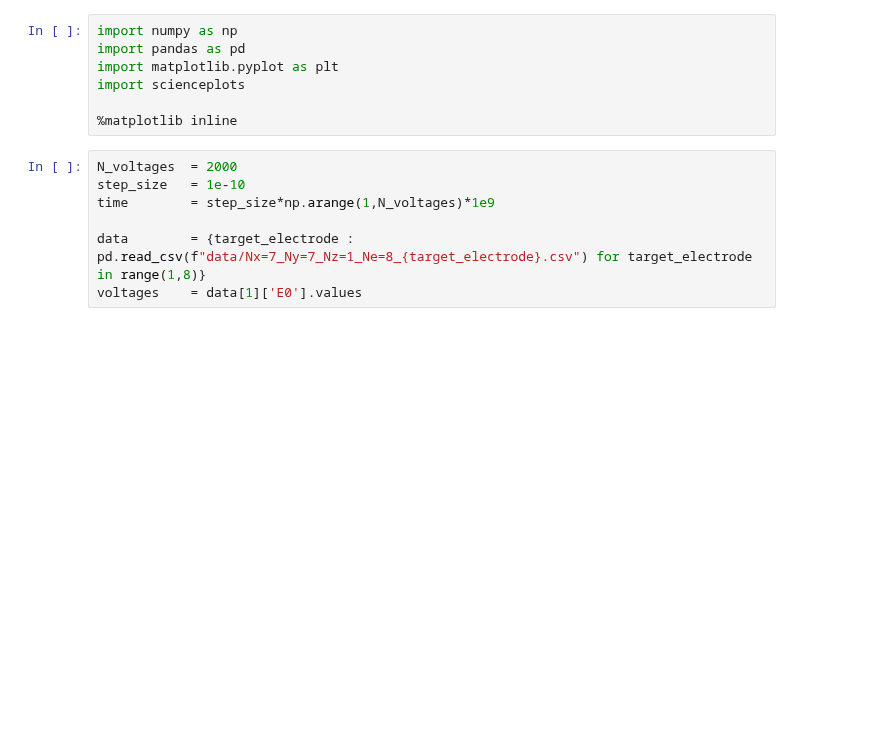
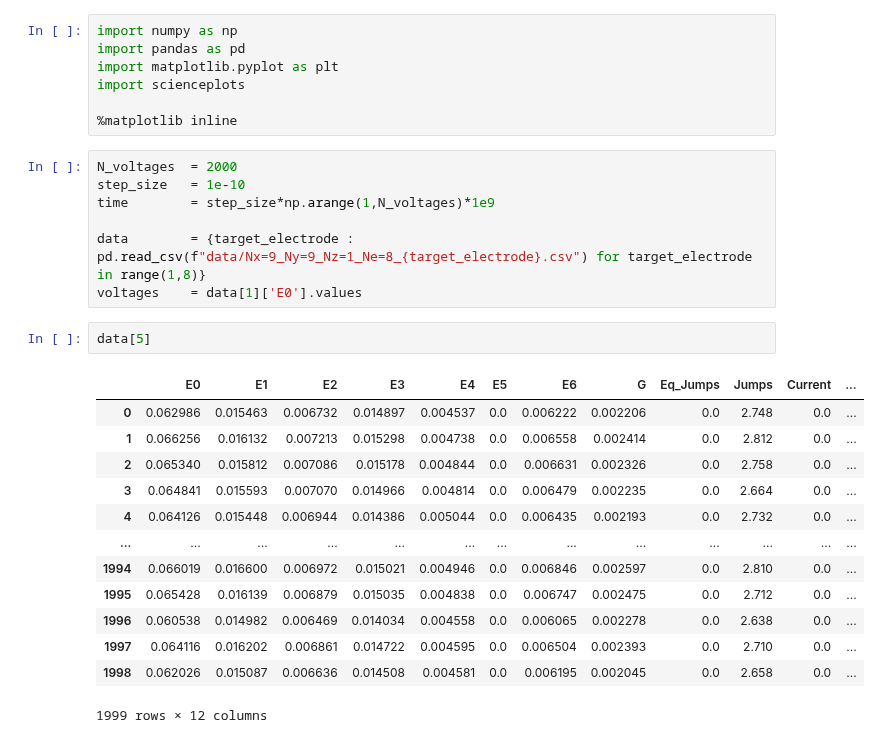
Before and after one commit to JonasMnsing/NanoNets, a Jupyter notebook: scripts/2_funding_period/WP2/delta_peak/uniform/uniform.ipynb, the cells around one changed output. Cells and saved outputs as stored; diff of their text form; blank space fills up the shorter version.

```diff
--- a/scripts/2_funding_period/WP2/delta_peak/uniform/uniform.ipynb
+++ b/scripts/2_funding_period/WP2/delta_peak/uniform/uniform.ipynb
@@ -10,8 +10,24 @@ N_voltages  = 2000
 step_size   = 1e-10
 time        = step_size*np.arange(1,N_voltages)*1e9
 
-data        = {target_electrode : pd.read_csv(f"data/Nx=7_Ny=7_Nz=1_Ne=8_{target_electrode}.csv") for target_electrode in range(1,8)}
+data        = {target_electrode : pd.read_csv(f"data/Nx=9_Ny=9_Nz=1_Ne=8_{target_electrode}.csv") for target_electrode in range(1,8)}
 voltages    = data[1]['E0'].values
+# %%
+data[5]
+# %% [output]
+|  | E0 | E1 | E2 | E3 | E4 | E5 | E6 | G | Eq_Jumps | Jumps | Current | ... |
+| 0 | 0.062986 | 0.015463 | 0.006732 | 0.014897 | 0.004537 | 0.0 | 0.006222 | 0.002206 | 0.0 | 2.748 | 0.0 | ... |
+| 1 | 0.066256 | 0.016132 | 0.007213 | 0.015298 | 0.004738 | 0.0 | 0.006558 | 0.002414 | 0.0 | 2.812 | 0.0 | ... |
+| 2 | 0.065340 | 0.015812 | 0.007086 | 0.015178 | 0.004844 | 0.0 | 0.006631 | 0.002326 | 0.0 | 2.758 | 0.0 | ... |
+| 3 | 0.064841 | 0.015593 | 0.007070 | 0.014966 | 0.004814 | 0.0 | 0.006479 | 0.002235 | 0.0 | 2.664 | 0.0 | ... |
+| 4 | 0.064126 | 0.015448 | 0.006944 | 0.014386 | 0.005044 | 0.0 | 0.006435 | 0.002193 | 0.0 | 2.732 | 0.0 | ... |
+| ... | ... | ... | ... | ... | ... | ... | ... | ... | ... | ... | ... | ... |
+| 1994 | 0.066019 | 0.016600 | 0.006972 | 0.015021 | 0.004946 | 0.0 | 0.006846 | 0.002597 | 0.0 | 2.810 | 0.0 | ... |
+| 1995 | 0.065428 | 0.016139 | 0.006879 | 0.015035 | 0.004838 | 0.0 | 0.006747 | 0.002475 | 0.0 | 2.712 | 0.0 | ... |
+| 1996 | 0.060538 | 0.014982 | 0.006469 | 0.014034 | 0.004558 | 0.0 | 0.006065 | 0.002278 | 0.0 | 2.638 | 0.0 | ... |
+| 1997 | 0.064116 | 0.016202 | 0.006861 | 0.014722 | 0.004595 | 0.0 | 0.006504 | 0.002393 | 0.0 | 2.710 | 0.0 | ... |
+| 1998 | 0.062026 | 0.015087 | 0.006636 | 0.014508 | 0.004581 | 0.0 | 0.006195 | 0.002045 | 0.0 | 2.658 | 0.0 | ... |
+1999 rows × 12 columns
 # %%
 with plt.style.context(["science","bright", "grid"]):
 
```
Also changed, not shown: parts of 1 cell of this notebook, 2 other files.
